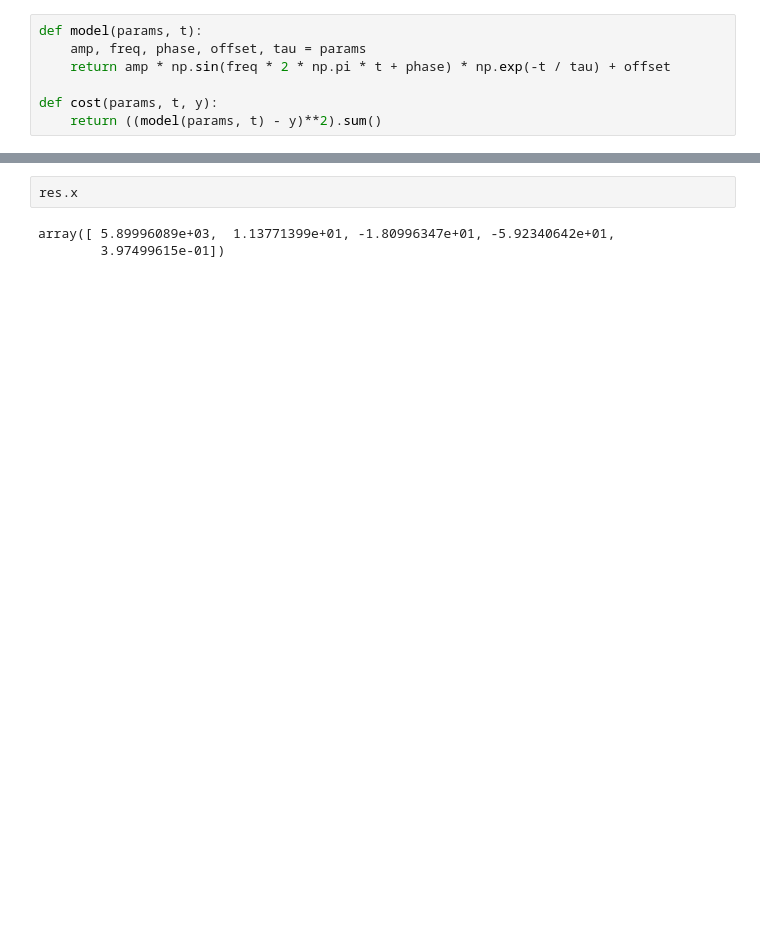
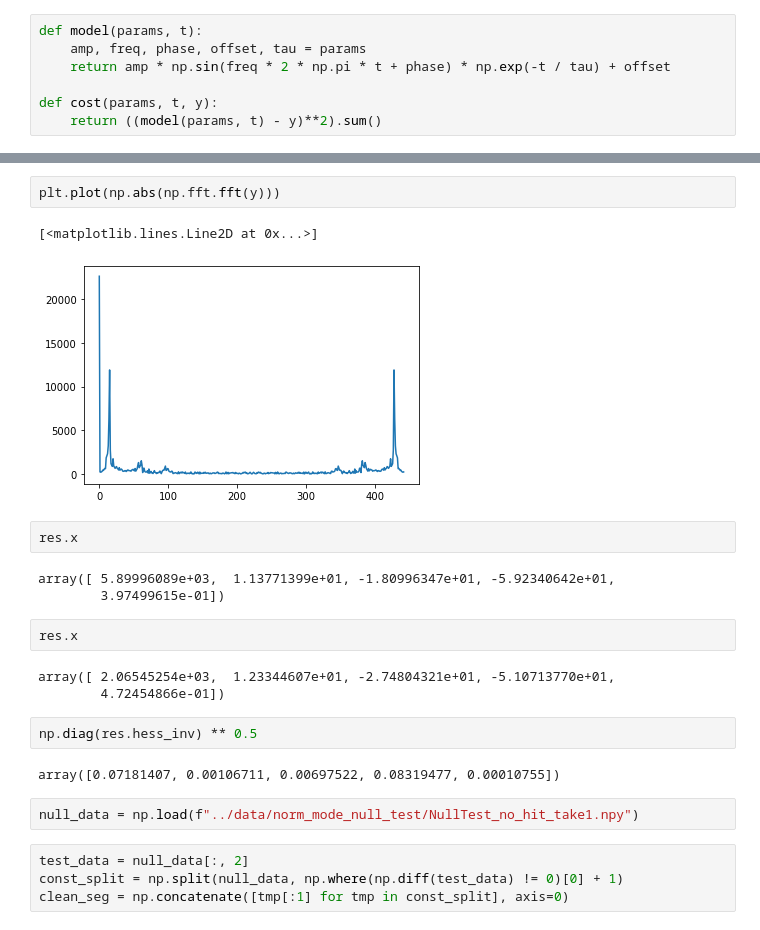
Before and after one commit to liuyiqiandrew/flexure_exp_proj, a Jupyter notebook: analysis/analysis.ipynb, the cells around one changed output, grey strips where cells are left out. Cells and saved outputs as stored; diff of their text form; blank space fills up the shorter version.

```diff
--- a/analysis/analysis.ipynb
+++ b/analysis/analysis.ipynb
@@ -40,5 +40,25 @@ plt.plot(t, model(res.x, t))
+# %%
+plt.plot(np.abs(np.fft.fft(y)))
+# %% [output]
+[<matplotlib.lines.Line2D at 0x...>]
+[figure, added]
 # %%
 res.x
 # %% [output]
 array([ 5.89996089e+03,  1.13771399e+01, -1.80996347e+01, -5.92340642e+01,
         3.97499615e-01])
+# %%
+res.x
+# %% [output]
+array([ 2.06545254e+03,  1.23344607e+01, -2.74804321e+01, -5.10713770e+01,
+        4.72454866e-01])
+# %%
+np.diag(res.hess_inv) ** 0.5
+# %% [output]
+array([0.07181407, 0.00106711, 0.00697522, 0.08319477, 0.00010755])
+# %%
+null_data = np.load(f"../data/norm_mode_null_test/NullTest_no_hit_take1.npy")
+# %%
+test_data = null_data[:, 2]
+const_split = np.split(null_data, np.where(np.diff(test_data) != 0)[0] + 1)
+clean_seg = np.concatenate([tmp[:1] for tmp in const_split], axis=0)
```
Also changed, not shown: parts of 7 cells of this notebook, 13 other files.
